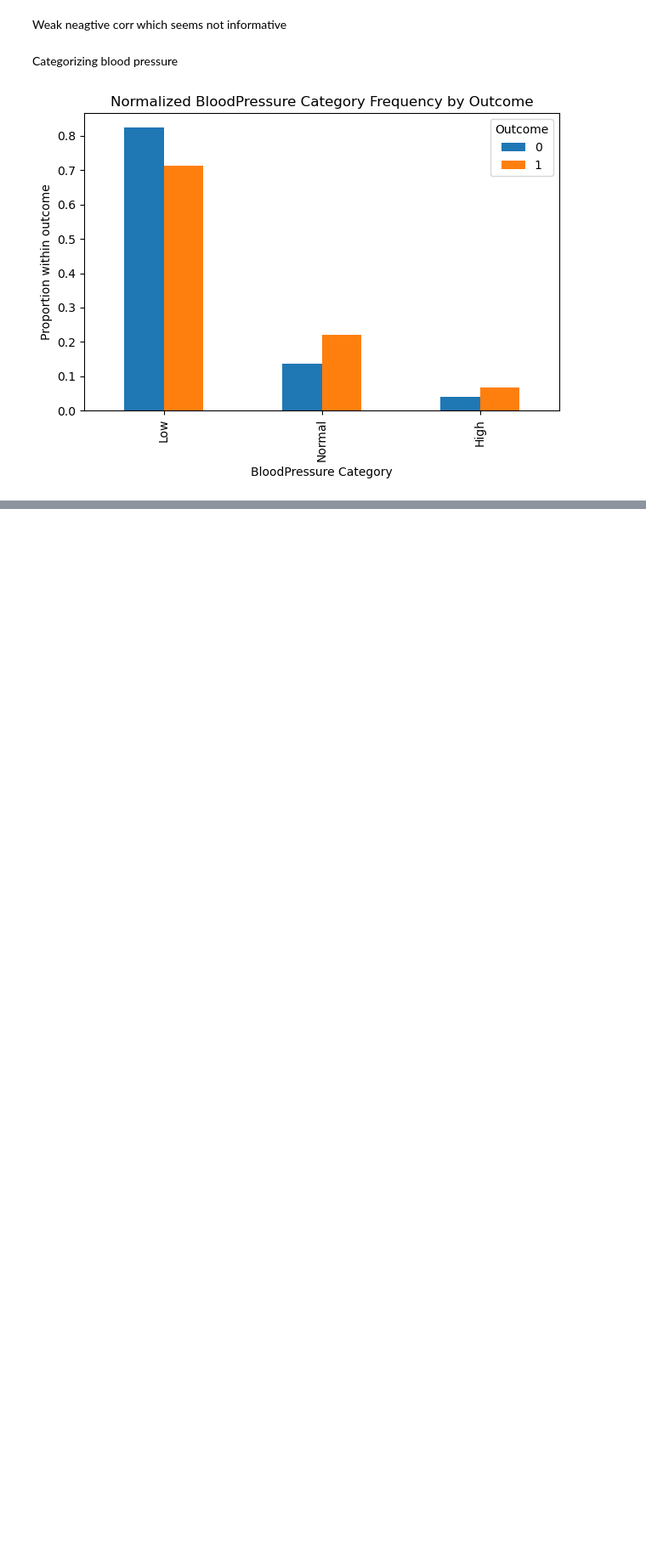
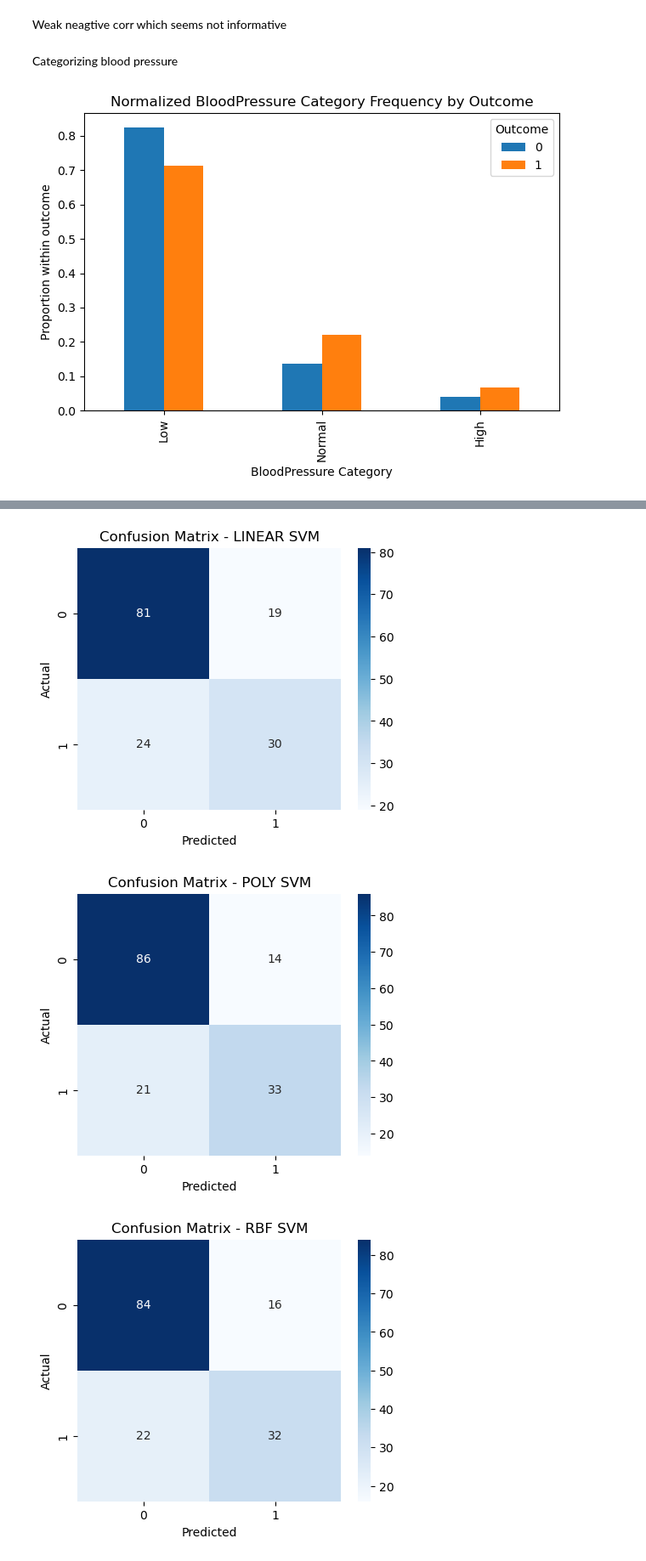
Before and after one commit to S66K22/MaktabHomeworks, a Jupyter notebook: hw11/Untitled.ipynb, the cells around one changed output, grey strips where cells are left out. Shown at 85% size. Drawn from its saved outputs; the diff is of its cells as text; code cells hidden in the pictures; blank space fills up the shorter version.

```diff
--- a/hw11/Untitled.ipynb
+++ b/hw11/Untitled.ipynb
@@ -483,0 +596,7 @@ plt.show()
+# %%
+preprocessor = ColumnTransformer(
+    transformers=[
+        ('num', StandardScaler(), numeric_cols),
+        ('cat', OneHotEncoder(handle_unknown='ignore'), categorical_cols)
+    ]
+)
@@ -483,0 +643,11 @@ plt.show()
+# %%
+grid_search = GridSearchCV(
+    estimator=svm_pipeline,
+    param_grid=param_grid,
+    scoring=scoring,
+    refit='f1',          # model selection metric
+    cv=5,
+    n_jobs=-1,
+    verbose=2,
+    return_train_score=True
+)
@@ -483,0 +656,2 @@ plt.show()
+# %%
+grid_search.fit(X_train, y_train)
@@ -483,0 +725,35 @@ plt.show()
+# %%
+# Function to plot confusion matrix
+def plot_conf_matrix(y_true, y_pred, title):
+    cm = confusion_matrix(y_true, y_pred)
+    plt.figure(figsize=(5, 4))
+    sns.heatmap(cm, annot=True, fmt='d', cmap='Blues')
+    plt.xlabel('Predicted')
+    plt.ylabel('Actual')
+    plt.title(title)
+    plt.show()
+
+# Loop through kernels and plot confusion matrices
+kernels = ['linear', 'poly', 'rbf']
+
+for kernel in kernels:
+    # Get the best parameters for this kernel
+    kernel_results = pd.DataFrame(grid_search.cv_results_)
+    kernel_results = kernel_results[kernel_results['param_model__kernel'] == kernel]
+    if not kernel_results.empty:
+        best_idx = kernel_results['mean_test_f1'].idxmax()
+        best_params = kernel_results.loc[best_idx, 'params']
+
+        # Update pipeline with best params
+        best_pipeline = svm_pipeline.set_params(**best_params)
+        best_pipeline.fit(X_train, y_train)
+
+        # Predict on test set
+        y_pred = best_pipeline.predict(X_test)
+
+        # Plot confusion matrix
+        plot_conf_matrix(y_test, y_pred, title=f'Confusion Matrix - {kernel.upper()} SVM')
+# %% [output]
+[figure, added]
+[figure, added]
+[figure, added]
```
Also changed, not shown: parts of 17 cells of this notebook, 1 other file.
